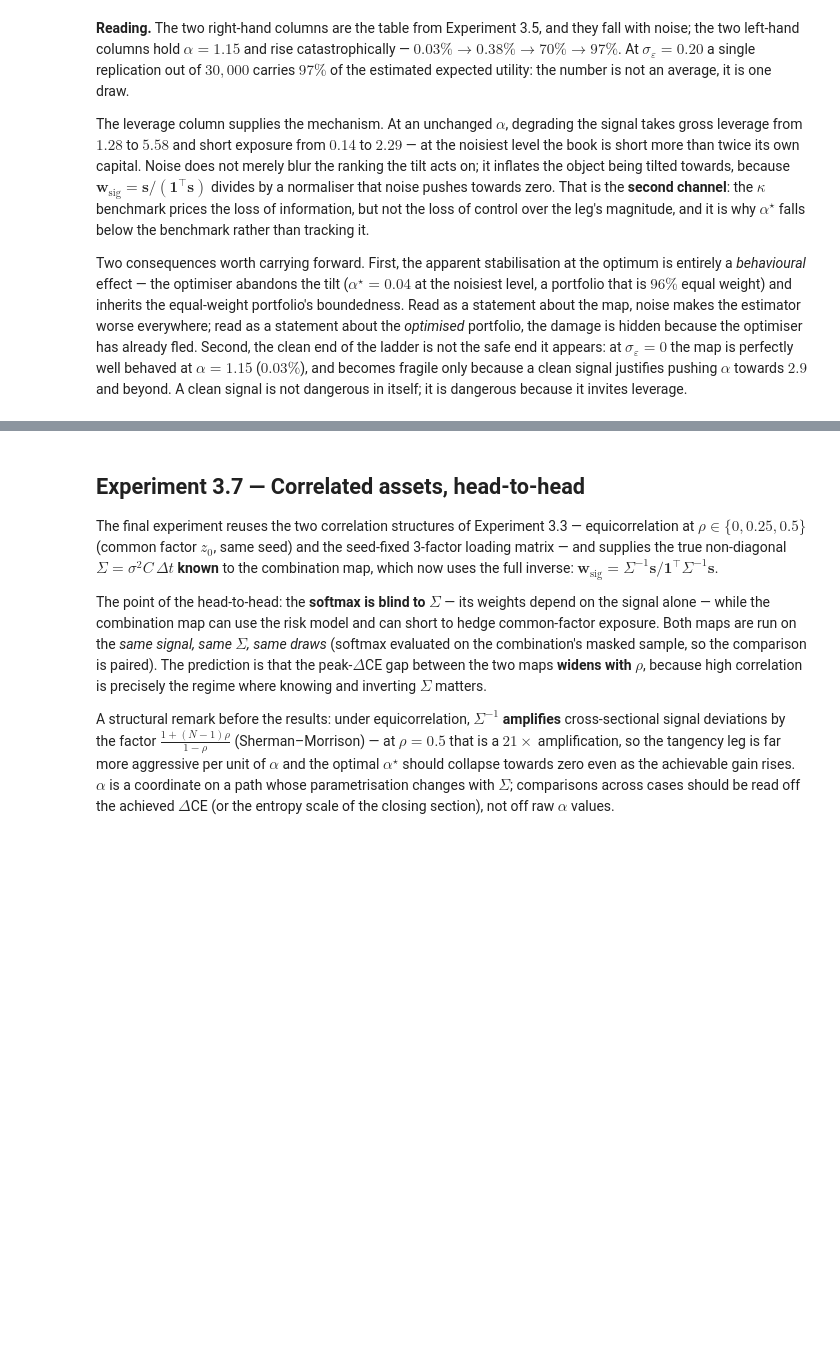
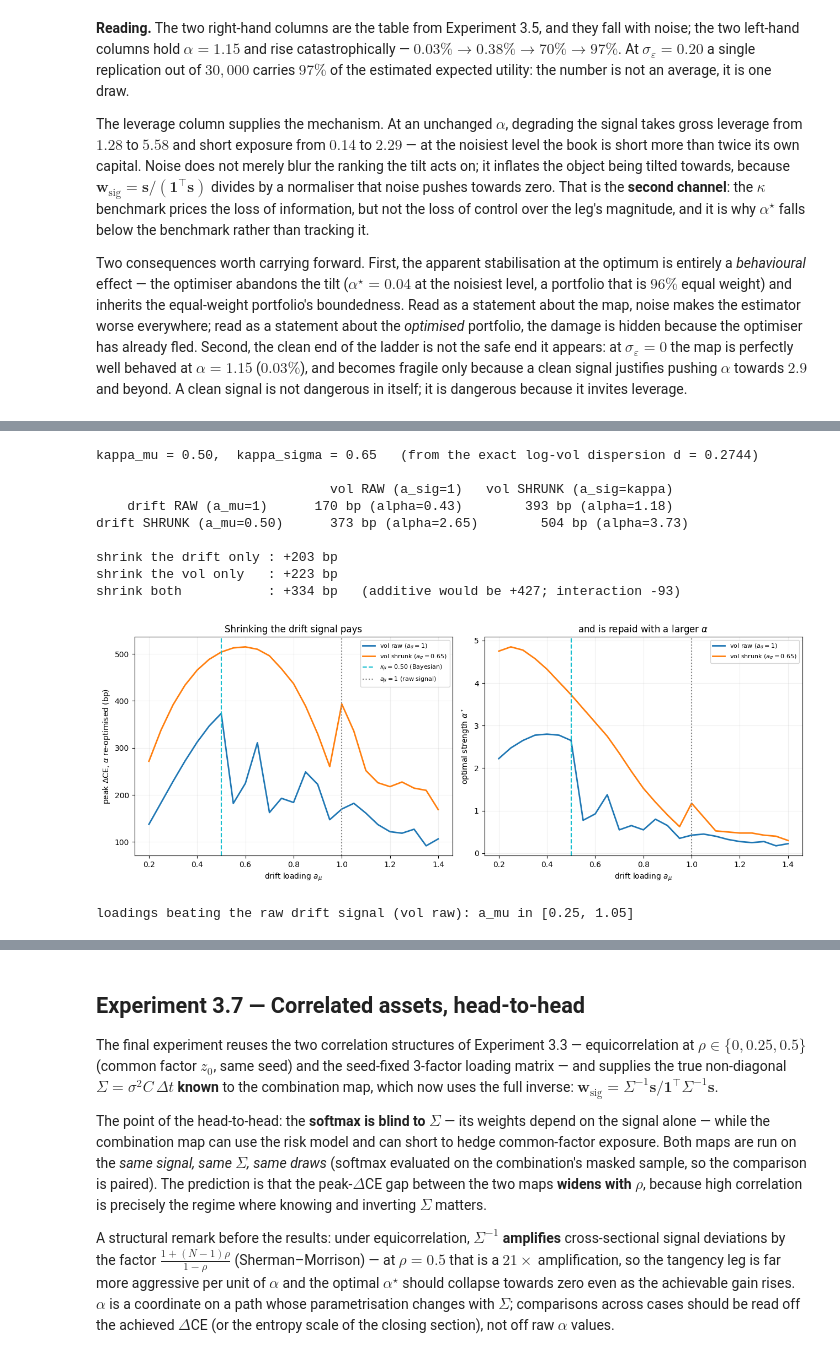
Before and after one commit to buffettlaw/COMP0077_Signal_Strength_in_Portfolio_Construction, a Jupyter notebook: combination_simulation.ipynb, the cells around one changed output, grey strips where cells are left out. Cells and saved outputs as stored; diff of their text form; code cells hidden in the pictures; blank space fills up the shorter version.

```diff
--- a/combination_simulation.ipynb
+++ b/combination_simulation.ipynb
@@ -605,0 +540,67 @@ ridge along a_sigma (a_mu at optimum): [344.  nan  nan 336.  nan  nan]
+# %%
+# ---- part (ii): 2x2 factorial, raw vs Bayesian shrinkage on each signal ----
+nu_36     = 0.20                                        # vol-signal noise from here on
+sighat    = sig_i * np.exp(nu_36 * eta0 - 0.5 * nu_36**2)
+kappa_mu  = sigma_mu**2 / (sigma_mu**2 + sigma_eps_base**2)
+kappa_vol = d_logvol**2 / (d_logvol**2 + nu_36**2)
+
+def run36(am, av):
+    return best_alpha((mu_bar + am * (s36 - mu_bar)) / (var_bar + av * (sighat**2 - var_bar)), R_het)
+
+cells = {(lm, lv): run36(am, av)
+         for lm, am in [('raw', 1.0), ('shrunk', kappa_mu)]
+         for lv, av in [('raw', 1.0), ('shrunk', kappa_vol)]}
+
+print(f"kappa_mu = {kappa_mu:.2f},  kappa_sigma = {kappa_vol:.2f}   (from the exact log-vol dispersion d = {d_logvol:.4f})\n")
+print(f"{'':>22} {'vol RAW (a_sig=1)':>24} {'vol SHRUNK (a_sig=kappa)':>26}")
+for lm in ['raw', 'shrunk']:
+    lab = 'drift RAW (a_mu=1)' if lm == 'raw' else f'drift SHRUNK (a_mu={kappa_mu:.2f})'
+    r = [cells[(lm, lv)] for lv in ['raw', 'shrunk']]
+    print(f"{lab:>22} {f'{r[0][0]:.0f} bp (alpha={r[0][1]:.2f})':>24} {f'{r[1][0]:.0f} bp (alpha={r[1][1]:.2f})':>26}")
+
+base = cells[('raw', 'raw')][0]
+d_mu  = cells[('shrunk', 'raw')][0] - base
+d_vol = cells[('raw', 'shrunk')][0] - base
+d_bth = cells[('shrunk', 'shrunk')][0] - base
+print(f"\nshrink the drift only : {d_mu:+.0f} bp")
+print(f"shrink the vol only   : {d_vol:+.0f} bp")
+print(f"shrink both           : {d_bth:+.0f} bp   (additive would be {d_mu + d_vol:+.0f}; interaction {d_bth - d_mu - d_vol:+.0f})")
+
+# ---- how sharp is the drift result? sweep a_mu at both treatments of the risk model ----
+amu_g  = np.linspace(0.2, 1.4, 25)
+curves = {}
+for av, lab in [(1.0, r'vol raw ($a_\sigma = 1$)'), (kappa_vol, fr'vol shrunk ($a_\sigma = {kappa_vol:.2f}$)')]:
+    vt = var_bar + av * (sighat**2 - var_bar)
+    curves[lab] = [best_alpha((mu_bar + am * (s36 - mu_bar)) / vt, R_het) for am in amu_g]
+
+fig, axes = plt.subplots(1, 2, figsize=(13, 5))
+ax = axes[0]
+for lab, rows in curves.items():
+    ax.plot(amu_g, [x[0] for x in rows], lw=2, label=lab)
+ax.axvline(kappa_mu, color='tab:cyan', ls='--', lw=1.5, label=fr'$\kappa_\mu = {kappa_mu:.2f}$ (Bayesian)')
+ax.axvline(1.0, color='grey', ls=':', lw=1.5, label=r'$a_\mu = 1$ (raw signal)')
+ax.set_xlabel(r'drift loading $a_\mu$'); ax.set_ylabel(r'peak $\Delta$CE, $\alpha$ re-optimised (bp)')
+ax.set_title('Shrinking the drift signal pays'); ax.grid(alpha=0.2); ax.legend(fontsize=8)
+ax = axes[1]
+for lab, rows in curves.items():
+    ax.plot(amu_g, [x[1] for x in rows], lw=2, label=lab)
+ax.axvline(kappa_mu, color='tab:cyan', ls='--', lw=1.5); ax.axvline(1.0, color='grey', ls=':', lw=1.5)
+ax.set_xlabel(r'drift loading $a_\mu$'); ax.set_ylabel(r'optimal strength $\alpha^\star$')
+ax.set_title(r'and is repaid with a larger $\alpha$'); ax.grid(alpha=0.2); ax.legend(fontsize=8)
+plt.tight_layout(); plt.show()
+
+first = curves[list(curves)[0]]; raw_val = first[int(np.argmin(np.abs(amu_g - 1.0)))][0]
+dom = amu_g[[x[0] > raw_val for x in first]]
+print(f"loadings beating the raw drift signal (vol raw): a_mu in [{dom.min():.2f}, {dom.max():.2f}]")
+# %% [output]
+kappa_mu = 0.50,  kappa_sigma = 0.65   (from the exact log-vol dispersion d = 0.2744)
+
+                              vol RAW (a_sig=1)   vol SHRUNK (a_sig=kappa)
+    drift RAW (a_mu=1)      170 bp (alpha=0.43)        393 bp (alpha=1.18)
+drift SHRUNK (a_mu=0.50)      373 bp (alpha=2.65)        504 bp (alpha=3.73)
+
+shrink the drift only : +203 bp
+shrink the vol only   : +223 bp
+shrink both           : +334 bp   (additive would be +427; interaction -93)
+[figure, added]
+loadings beating the raw drift signal (vol raw): a_mu in [0.25, 1.05]
```
Also changed, not shown: parts of 17 cells of this notebook, 1 other file.
